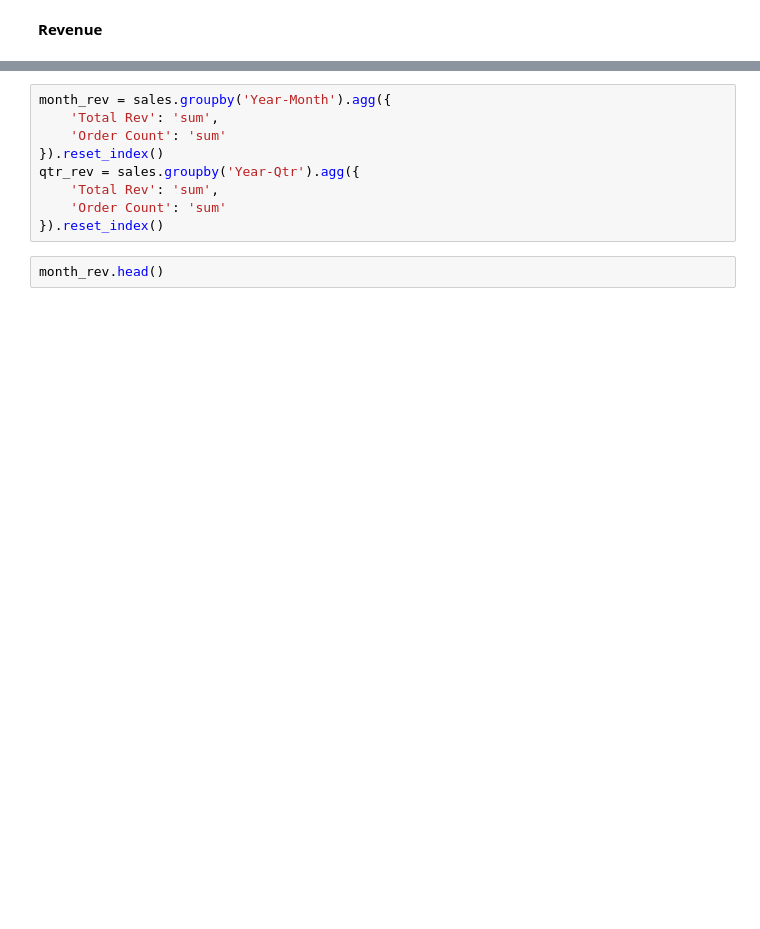
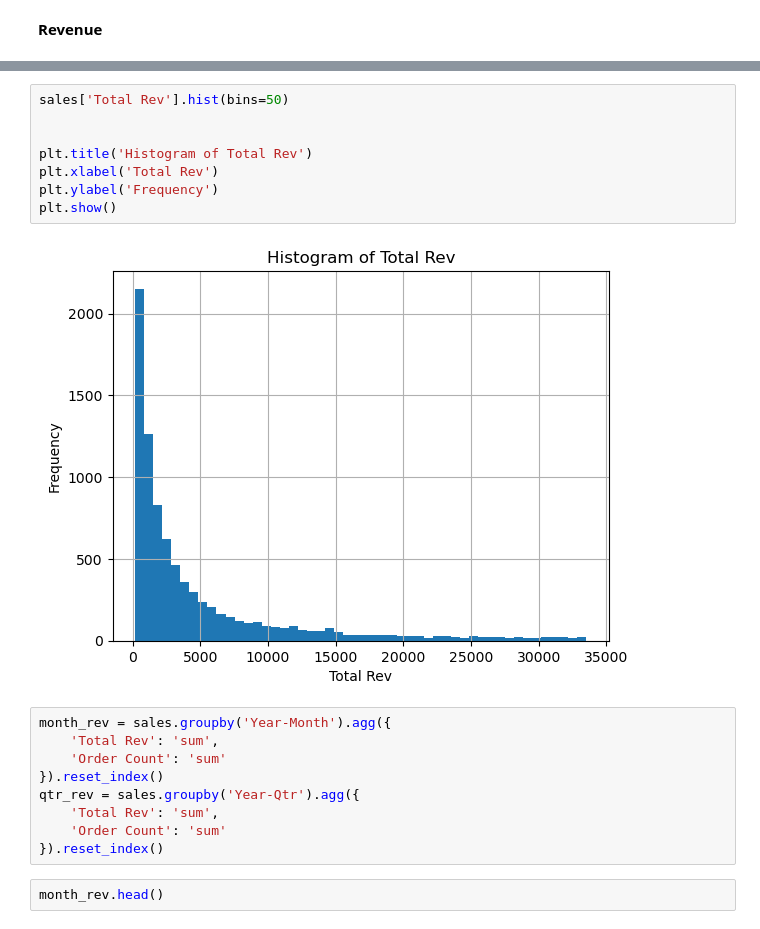
Before and after one commit to JEFFDAVISJR/macroecon-revenue-analysis, a Jupyter notebook: Python/notebook/plots_mc.ipynb, the cells around one changed output, grey strips where cells are left out. Drawn from its saved outputs; the diff is of its cells as text; blank space fills up the shorter version.

```diff
--- a/Python/notebook/plots_mc.ipynb
+++ b/Python/notebook/plots_mc.ipynb
@@ -19,3 +34,13 @@ sales = sales[sales['Year-Month'] != '2022-Nov']
+# %%
+sales['Total Rev'].hist(bins=50)
+
+
+plt.title('Histogram of Total Rev')
+plt.xlabel('Total Rev')
+plt.ylabel('Frequency')
+plt.show()
+# %% [output]
+[figure, added]
 # %%
 month_rev = sales.groupby('Year-Month').agg({
     'Total Rev': 'sum',
```
Also changed, not shown: parts of 17 cells of this notebook.
